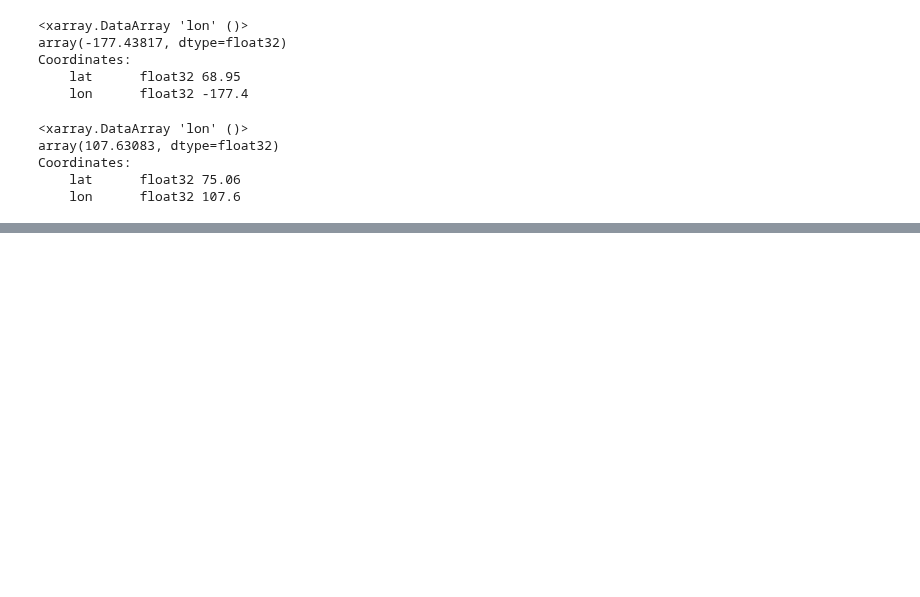
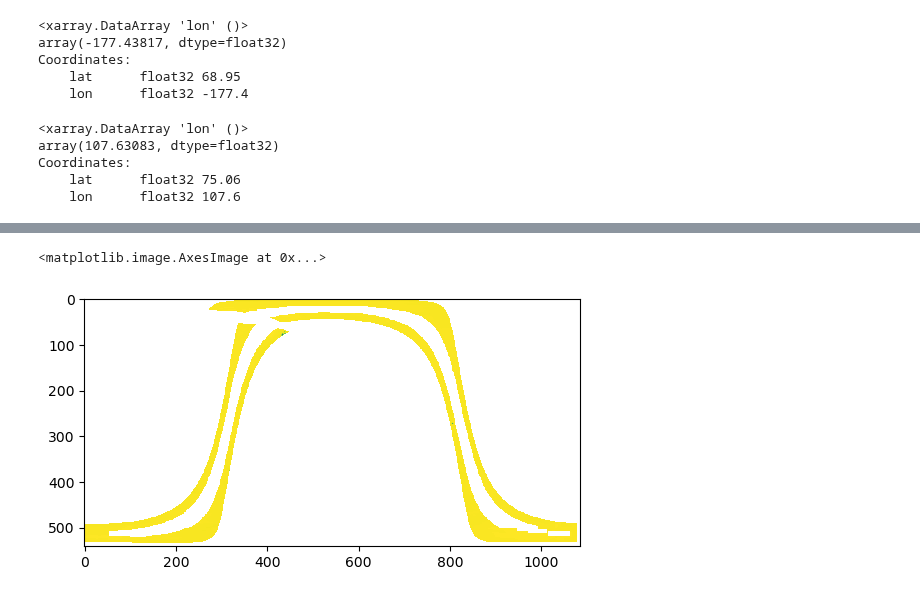
Before and after one commit to metno/machine-ocean-satdata, a Jupyter notebook: notebooks/ascat_sandbox.ipynb, the cells around one changed output, grey strips where cells are left out. Cells and saved outputs as stored; diff of their text form; code cells hidden in the pictures; blank space fills up the shorter version.

Commit message:
Plot unprojected data example.

```diff
--- a/notebooks/ascat_sandbox.ipynb
+++ b/notebooks/ascat_sandbox.ipynb
@@ -241,0 +247,6 @@ Coordinates:
+# %%
+data_dir_reproj = '/lustre/storeB/project/IT/geout/machine-ocean/data_raw/metop/geographic_reproj/'
+data_dir_no_reproj = '/lustre/storeB/project/IT/geout/machine-ocean/data_raw/metop/no_reproj/'
+# %%
+fname_1 = 'ASCATL1SZR_20171030T140600Z_20171030T154458Z_epct_a606ed22_P.nc'
+fname_2 = 'ASCATL1SZR_20171030T150000Z_20171030T163858Z_epct_7bf81bbd_P.nc'
@@ -241,0 +255,3 @@ Coordinates:
+# %%
+reproj_1 = xr.open_dataset(data_dir_reproj + fname_1)
+reproj_1
@@ -241,0 +276,5 @@ Coordinates:
+# %%
+plt.imshow(reproj_1['sigma0_trip_fore'])
+# %% [output]
+<matplotlib.image.AxesImage at 0x...>
+[figure, added]
```
Also changed, not shown: parts of 14 cells of this notebook.
